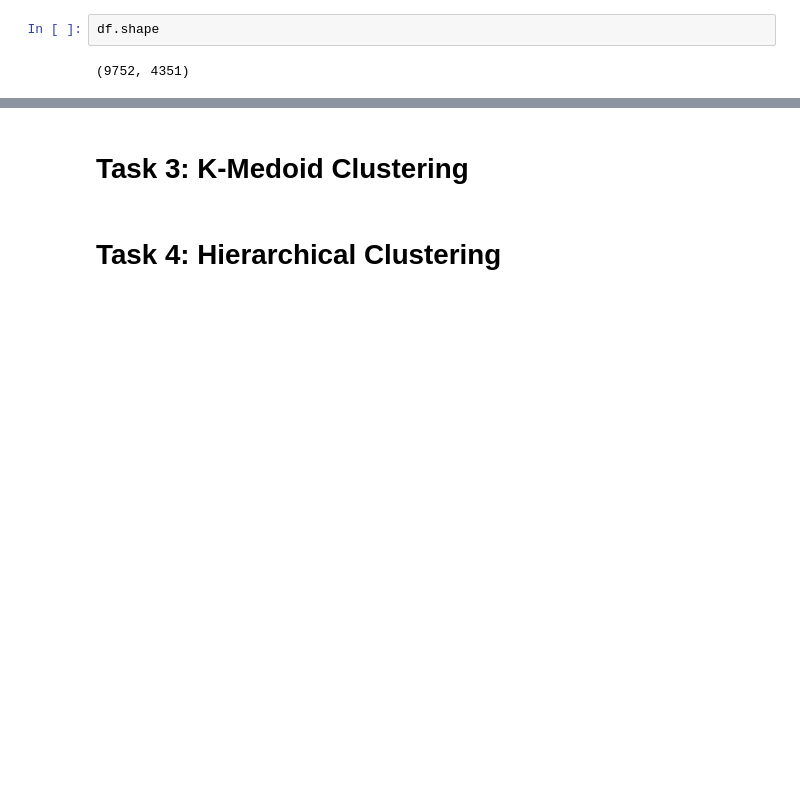
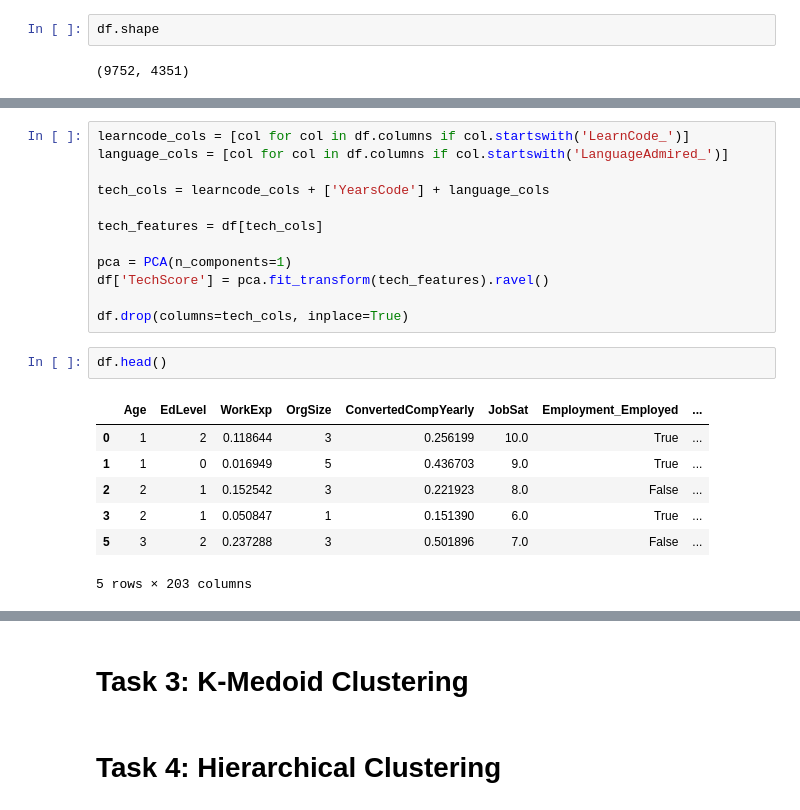
Before and after one commit to FarahHossam126/Data_Mining_Project, a Jupyter notebook: main.ipynb, the cells around one changed output, grey strips where cells are left out. Saved outputs shown, nothing was run; the diff lists cells and outputs as text; blank space fills up the shorter version.

```diff
--- a/main.ipynb
+++ b/main.ipynb
@@ -356,0 +363,22 @@ df.shape
+# %%
+learncode_cols = [col for col in df.columns if col.startswith('LearnCode_')]
+language_cols = [col for col in df.columns if col.startswith('LanguageAdmired_')]
+
+tech_cols = learncode_cols + ['YearsCode'] + language_cols
+
+tech_features = df[tech_cols]
+
+pca = PCA(n_components=1)
+df['TechScore'] = pca.fit_transform(tech_features).ravel()
+
+df.drop(columns=tech_cols, inplace=True)
+# %%
+df.head()
+# %% [output]
+|  | Age | EdLevel | WorkExp | OrgSize | ConvertedCompYearly | JobSat | Employment_Employed | ... |
+| 0 | 1 | 2 | 0.118644 | 3 | 0.256199 | 10.0 | True | ... |
+| 1 | 1 | 0 | 0.016949 | 5 | 0.436703 | 9.0 | True | ... |
+| 2 | 2 | 1 | 0.152542 | 3 | 0.221923 | 8.0 | False | ... |
+| 3 | 2 | 1 | 0.050847 | 1 | 0.151390 | 6.0 | True | ... |
+| 5 | 3 | 2 | 0.237288 | 3 | 0.501896 | 7.0 | False | ... |
+5 rows × 203 columns
```
Also changed, not shown: parts of 2 cells of this notebook.
